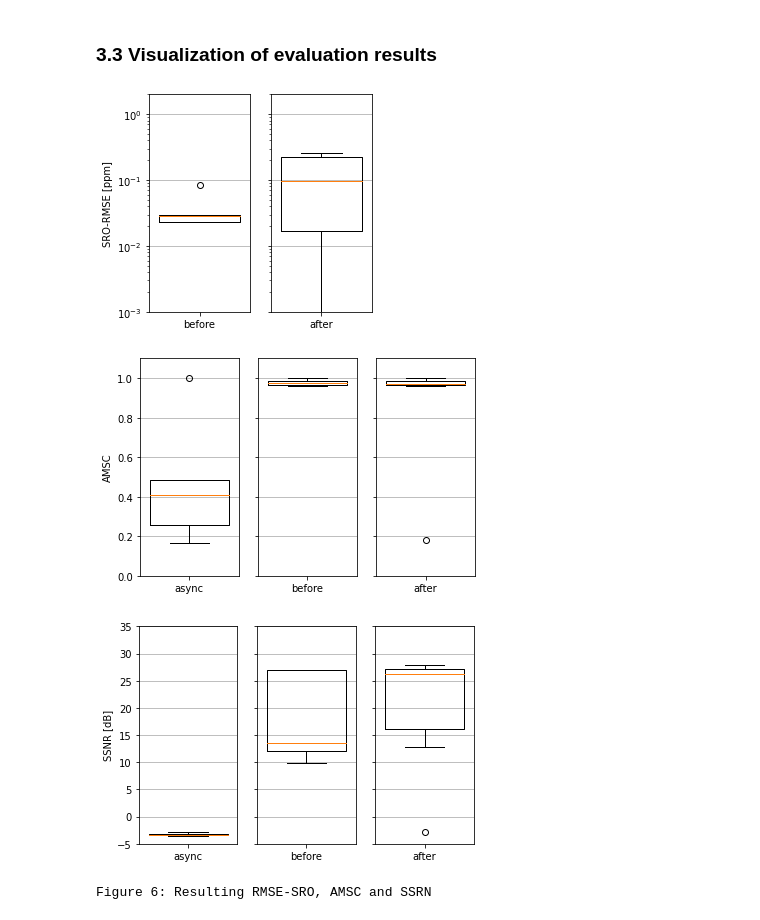
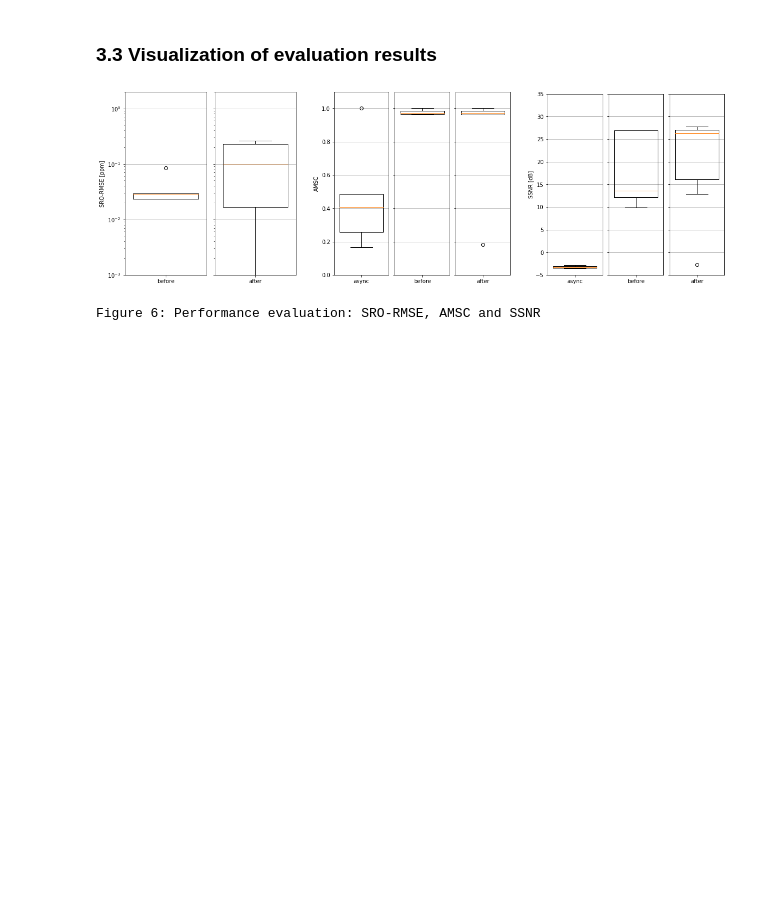
Before and after one commit to STHLabUOL/MWSforDynWASN, a Jupyter notebook: distributed_synchro_dynTop.ipynb, the cells around one changed output. Saved outputs shown, nothing was run; the diff lists cells and outputs as text; code cells hidden in the pictures; blank space fills up the shorter version.

Commit message:
improve eval plots

```diff
--- a/distributed_synchro_dynTop.ipynb
+++ b/distributed_synchro_dynTop.ipynb
@@ -287,9 +291,10 @@ evaluate_simulation_results(
 # %% [markdown]
 ### 3.3 Visualization of evaluation results
 # %%
-# Plot: RMSE
-f, ax = plt.subplots(1, 2, gridspec_kw={'width_ratios': [1, 1]}, figsize=[4, 4])
+fig = plt.figure(layout='constrained', figsize=(16, 5))
+subfigs = fig.subfigures(1, 3, wspace=0.07)
 
+ax = subfigs[0].subplots(1, 2)
 ax[0].boxplot(eval_res_before['rmse'],
 
                 notch=False,
@@ -301,6 +306,7 @@ ax[0].set_ylim((1e-3, 2))
 ax[0].set_ylabel('SRO-RMSE [ppm]')
 ax[0].set_xticks((1,), ('before',))
 ax[0].grid(axis='y')
+
 
 ax[1].boxplot(eval_res_after['rmse'],
                 notch=False,
@@ -314,8 +320,7 @@ ax[1].set_yticks((1e-3, 1e-2, 1e-1, 1), ("", "", "", ""))
 ax[1].grid(axis='y')
 
 #Plot: AMSC
-f, ax = plt.subplots(1, 3, gridspec_kw={'width_ratios': [1, 1, 1]}, figsize=[6, 4])
-
+ax = subfigs[1].subplots(1, 3)
 ax[0].boxplot(eval_res_before['amsc_async'],
                 notch=False,
                 vert=True,
@@ -347,8 +352,7 @@ ax[2].grid(axis='y')
 ax[2].set_yticks((0, 0.2, 0.4, 0.6, 0.8, 1), ("", "", "", "", "", ""))
 
 # Plot: SSNR
-f, ax = plt.subplots(1, 3, gridspec_kw={'width_ratios': [1, 1, 1]}, figsize=[6, 4])
-
+ax = subfigs[2].subplots(1, 3)
 
 ax[0].boxplot(list(filter(lambda x: not np.isinf(x), eval_res_before['ssnr_async'])),
                 notch=False,
@@ -356,36 +360,33 @@ ax[0].boxplot(list(filter(lambda x: not np.isinf(x), eval_res_before['ssnr_async
                 widths=0.8
 )
 ax[0].set_xticks((1,), ('async',))
 
 ax[0].set_ylim((-5, 35))
 ax[0].set_ylabel('SSNR [dB]')
 ax[0].grid(axis='y')
 
 ax[1].boxplot(eval_res_before['ssnr'],
                 notch=False,
                 vert=True,
                 widths=0.8
 )
 ax[1].set_xticks((1,), ('before',))
 ax[1].set_yticks((-5,0,5,10,15,20,25,30,35), ("","","","","","","","",""));
 ax[1].grid(axis='y')
 ax[1].set_ylim((-5, 35))
 
 ax[2].boxplot(eval_res_after['ssnr'],
                 notch=False,
                 vert=True,
                 widths=0.8
 )
 ax[2].set_xticks((1,), ('after',))
 ax[2].set_ylim((-5, 35))
 ax[2].set_yticks((-5,0,5,10,15,20,25,30,35), ("","","","","","","","",""));
 ax[2].grid(axis='y')
 
 plt.show()
-
-print("Figure 6: Resulting RMSE-SRO, AMSC and SSRN")
+print('Figure 6: Performance evaluation: SRO-RMSE, AMSC and SSNR')
 # %% [output]
-[figure, old version]
+[figure, new version]
-[figure, removed]
-[figure, removed]
-Figure 6: Resulting RMSE-SRO, AMSC and SSRN
+Figure 6: Performance evaluation: SRO-RMSE, AMSC and SSNR
```
Also changed, not shown: parts of 1 cell of this notebook.
